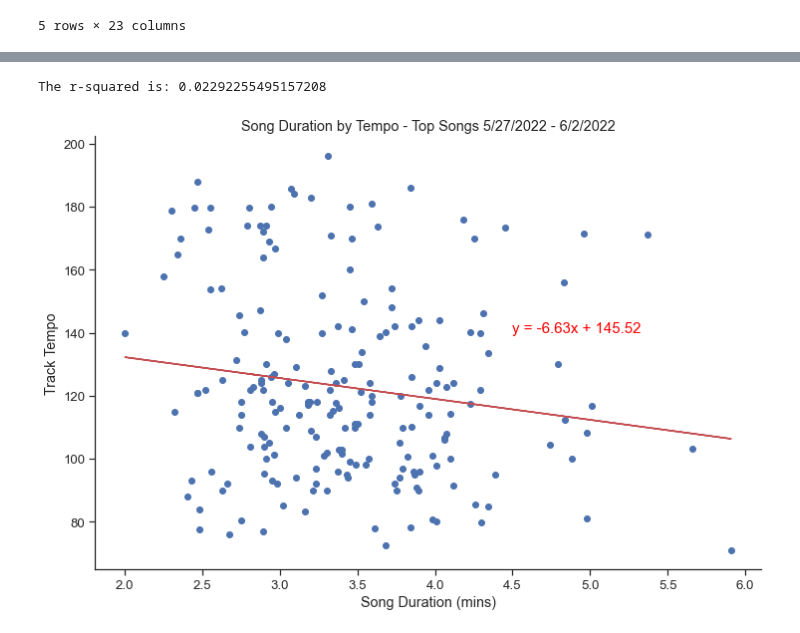
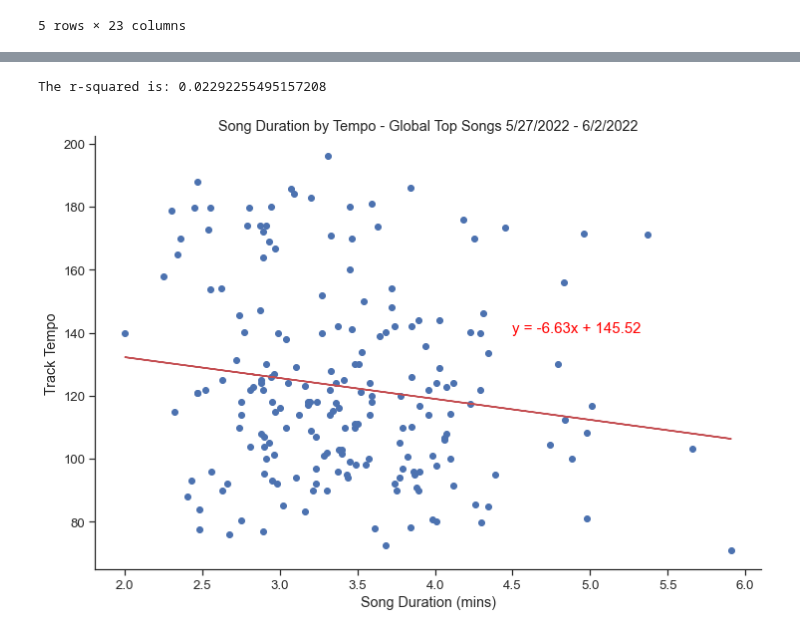
Before and after one commit to mbruns13/project_1_spotify, a Jupyter notebook: song_duration.ipynb, the cells around one changed output, grey strips where cells are left out. Saved outputs shown, nothing was run; the diff lists cells and outputs as text; code cells hidden in the pictures.

```diff
--- a/song_duration.ipynb
+++ b/song_duration.ipynb
@@ -170,0 +169,8 @@ song_duration_df.head()
+# %%
+#try binning song duration before making a bar chart
+#min song length was 2.00 min, max was 5.91
+bins = [2, 2.49, 3, 3.5, 4, 4.5, 5, 5.5, 6]
+duration_labels = ["2.0 - 2.49 min", "2.5 - 2.99 min", "3.0 - 3.49 min", "3.5 - 3.99 min", "4.0 - 4.49 min", "4.5 - 4.99 min", "5.0 - 5.49 min", "5.5 - 5.99 min"]
+
+full_track_data["duration_bins"] = pd.cut(full_track_data["duration_mins"], bins, labels=duration_labels)
+full_track_data.head()
@@ -215,23 +256,23 @@ The r-squared is: 0.0015666084490579735
 # %%
-xvalues =song_duration_df["duration_mins"]
-yvalues = song_duration_df["tempo"]
-
+xvalues =full_track_data["duration_mins"]
+yvalues = full_track_data["tempo"]
 
 (slope, intercept, rvalue, pvalue, stderr) = linregress(xvalues, yvalues)
 regress_values = xvalues * slope + intercept
 line_eq = "y = " + str(round(slope,2)) + "x + " + str(round(intercept,2))
 plt.scatter(xvalues, yvalues, c="b")
 plt.plot(xvalues,regress_values,"r-")
 #adding title and labels
-plt.title("Song Duration by Tempo - Top Songs 5/27/2022 - 6/2/2022")
+plt.title("Song Duration by Tempo - Global Top Songs 5/27/2022 - 6/2/2022")
 plt.xlabel("Song Duration (mins)")
 plt.ylabel("Track Tempo")
 #adding line equation to the scatter plot
 plt.annotate(line_eq,(4.5,140),fontsize=15,color="red")
 print(f"The r-squared is: {rvalue**2}")
 
 #save as png
 plt.savefig("images/duration_tempo.png")
+plt.show()
 # %% [output]
 The r-squared is: 0.02292255495157208
-[figure, old version]
+[figure, new version]
```
Also changed, not shown: parts of 13 cells of this notebook, 2 other files.
